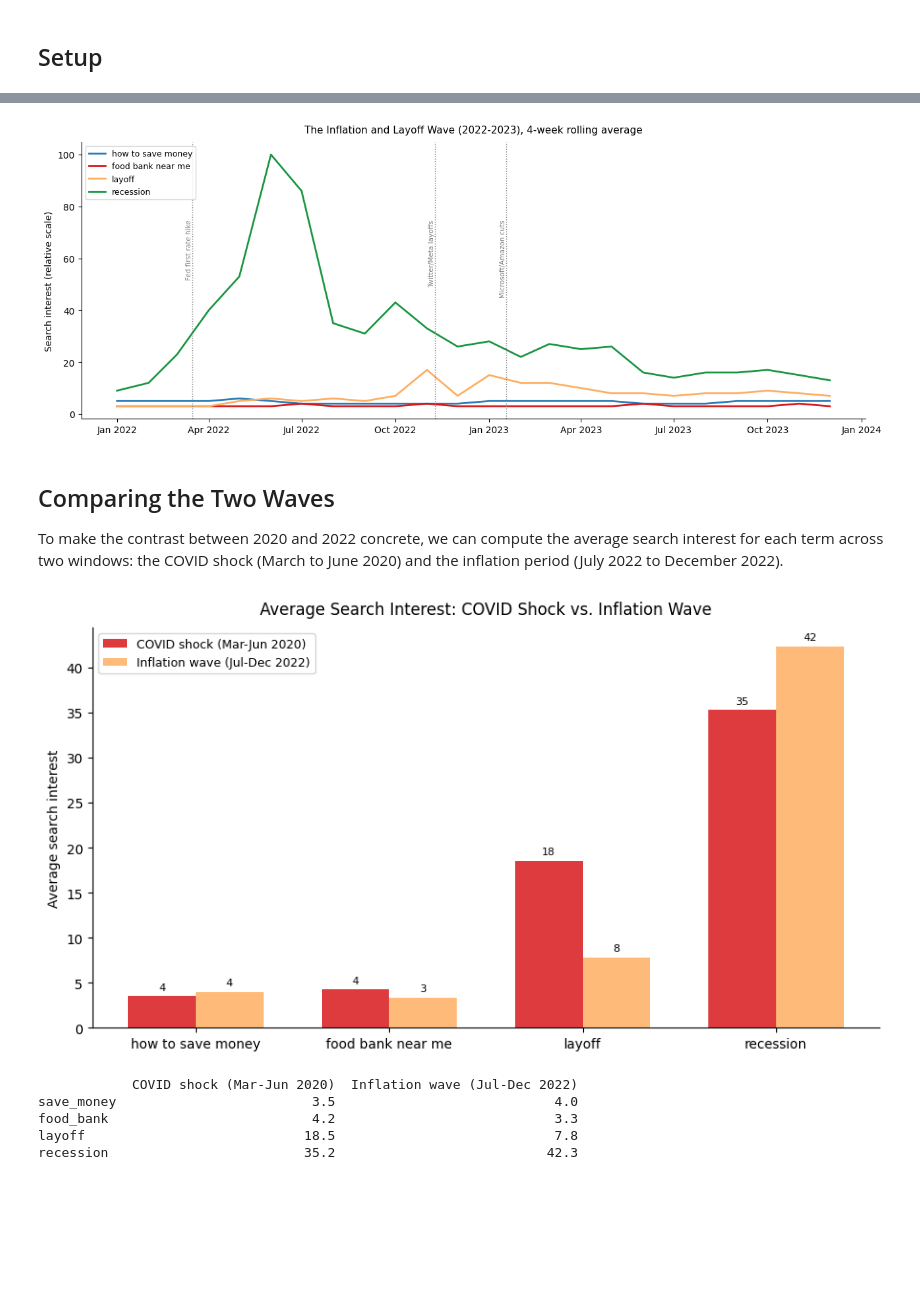
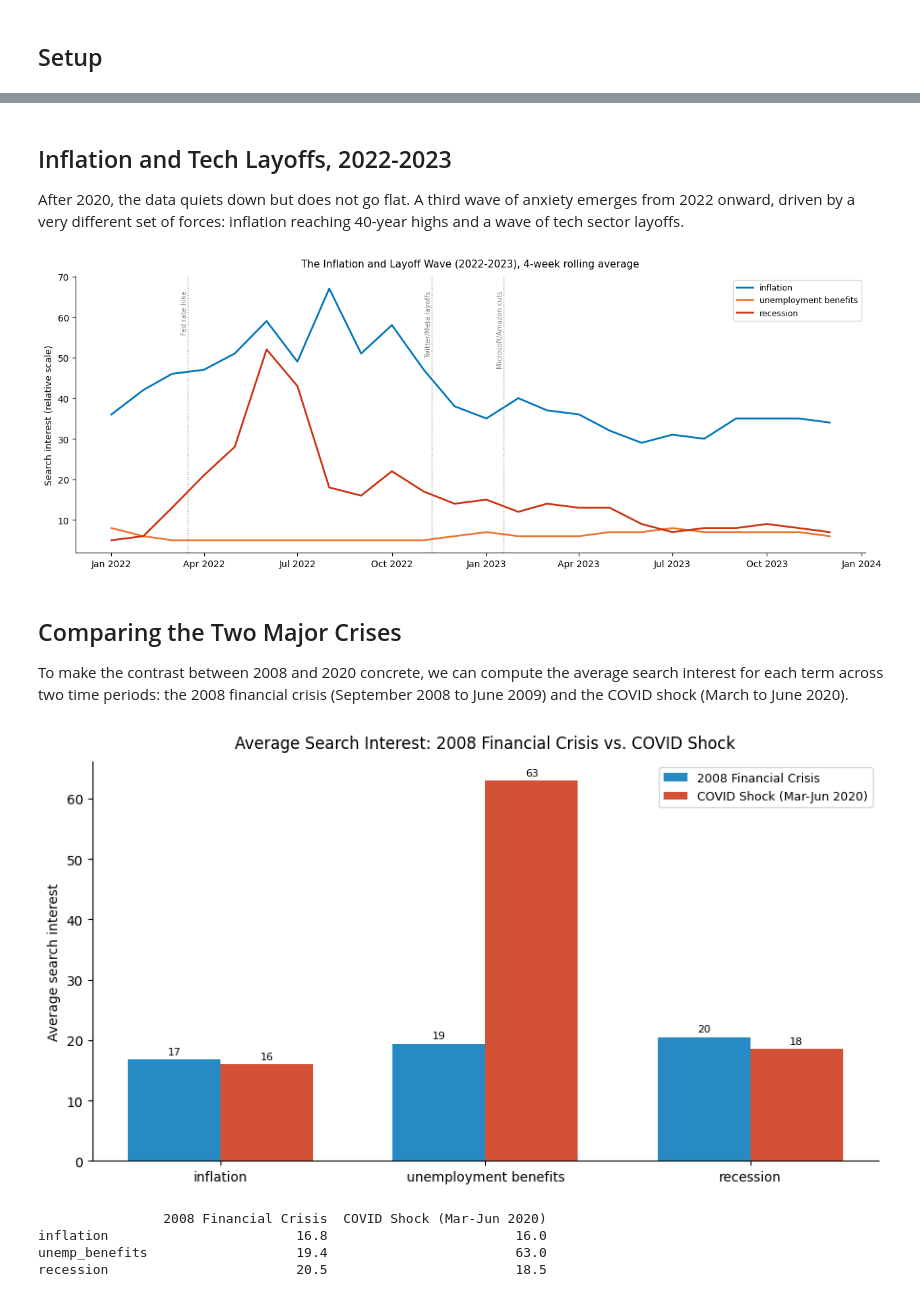
Before and after one commit to dpark2380/comm3180_S26_Blog, a Jupyter notebook: posts/blog_06_trends/DOW6_economic_anxiety.ipynb, the cells around one changed output, grey strips where cells are left out. Saved outputs shown, nothing was run; the diff lists cells and outputs as text; code cells hidden in the pictures; blank space fills up the shorter version.

```diff
--- a/posts/blog_06_trends/DOW6_economic_anxiety.ipynb
+++ b/posts/blog_06_trends/DOW6_economic_anxiety.ipynb
@@ -96,17 +75,15 @@ Before diving into individual terms, it helps to see them together. The chart be
 fig, ax = plt.subplots()
 
 colors = {
-    'save_money': '#2c7bb6',
-    'food_bank':  '#d7191c',
-    'layoff':     '#fdae61',
-    'recession':  '#1a9641'
+    'inflation':      '#0077BB',  # blue
+    'unemp_benefits': '#EE7733',  # orange
+    'recession':      '#CC3311',  # red
 }
 
 labels = {
-    'save_money': 'how to save money',
-    'food_bank':  'food bank near me',
-    'layoff':     'layoff',
-    'recession':  'recession'
+    'inflation':      'inflation',
+    'unemp_benefits': 'unemployment benefits',
+    'recession':      'recession'
 }
 
 for col in df.columns:
@@ -136,6 +113,5 @@ ax.xaxis.set_major_formatter(mdates.DateFormatter('%Y'))
 ax.set_ylim(0, 105)
 
 plt.tight_layout()
-plt.savefig('figures/all_terms_overview.png', dpi=150)
 plt.show()
 # %% [output]
@@ -189,3 +197,7 @@ Below we look at just 2022-2023 to see this pattern more clearly.
+# %% [markdown]
+## Inflation and Tech Layoffs, 2022-2023
+
+After 2020, the data quiets down but does not go flat. A third wave of anxiety emerges from 2022 onward, driven by a very different set of forces: inflation reaching 40-year highs and a wave of tech sector layoffs.
 # %%
 inflation_window = df['2022-01-01':'2023-12-31']
 
@@ -197,71 +209,68 @@ for col in inflation_window.columns:
     ax.plot(smoothed.index, smoothed, label=labels[col], color=colors[col], linewidth=2)
 
 # Annotate key events
-events_2022 = [
-    ('2022-03-16', 'Fed first rate hike'),
+events = [
+    ('2022-03-16', 'Fed rate hike'),
     ('2022-11-09', 'Twitter/Meta layoffs'),
     ('2023-01-18', 'Microsoft/Amazon cuts'),
 ]
-for date_str, label in events_2022:
+for date_str, label in events:
     ax.axvline(pd.Timestamp(date_str), color='gray', linestyle=':', linewidth=1)
-    ax.text(pd.Timestamp(date_str), 75, label, rotation=90, fontsize=7.5,
+    ax.text(pd.Timestamp(date_str), ax.get_ylim()[1] * 0.95, label, rotation=90, fontsize=7.5,
             va='top', ha='right', color='gray')
 
 ax.set_title('The Inflation and Layoff Wave (2022-2023), 4-week rolling average', fontsize=11, pad=10)
 ax.set_ylabel('Search interest (relative scale)')
-ax.legend(loc='upper left', fontsize=9)
+ax.legend(loc='upper right', fontsize=9)
 ax.xaxis.set_major_formatter(mdates.DateFormatter('%b %Y'))
 
 plt.tight_layout()
-plt.savefig('figures/inflation_wave.png', dpi=150)
 plt.show()
 # %% [output]
-[figure, old version]
+[figure, new version]
 # %% [markdown]
-## Comparing the Two Waves
+## Comparing the Two Major Crises
 
-To make the contrast between 2020 and 2022 concrete, we can compute the average search interest for each term across two windows: the COVID shock (March to June 2020) and the inflation period (July 2022 to December 2022).
+To make the contrast between 2008 and 2020 concrete, we can compute the average search interest for each term across two time periods: the 2008 financial crisis (September 2008 to June 2009) and the COVID shock (March to June 2020).
 # %%
+gfc_avg = df['2008-09-01':'2009-06-30'].mean()
 covid_avg = df['2020-03-01':'2020-06-30'].mean()
-inflation_avg = df['2022-07-01':'2022-12-31'].mean()
 
 comparison = pd.DataFrame({
-    'COVID shock (Mar-Jun 2020)': covid_avg,
-    'Inflation wave (Jul-Dec 2022)': inflation_avg
+    '2008 Financial Crisis': gfc_avg,
+    'COVID Shock (Mar-Jun 2020)': covid_avg,
 })
 
 fig, ax = plt.subplots(figsize=(9, 5))
 
 x = range(len(comparison))
 width = 0.35
 
-bars1 = ax.bar([i - width/2 for i in x], comparison['COVID shock (Mar-Jun 2020)'],
-               width=width, label='COVID shock (Mar-Jun 2020)', color='#d7191c', alpha=0.85)
-bars2 = ax.bar([i + width/2 for i in x], comparison['Inflation wave (Jul-Dec 2022)'],
-               width=width, label='Inflation wave (Jul-Dec 2022)', color='#fdae61', alpha=0.85)
+bars1 = ax.bar([i - width/2 for i in x], comparison['2008 Financial Crisis'],
+               width=width, label='2008 Financial Crisis', color='#0077BB', alpha=0.85)
+bars2 = ax.bar([i + width/2 for i in x], comparison['COVID Shock (Mar-Jun 2020)'],
+               width=width, label='COVID Shock (Mar-Jun 2020)', color='#CC3311', alpha=0.85)
 
 ax.set_xticks(list(x))
 ax.set_xticklabels([labels[c] for c in comparison.index], fontsize=10)
 ax.set_ylabel('Average search interest')
-ax.set_title('Average Search Interest: COVID Shock vs. Inflation Wave', fontsize=12, pad=10)
+ax.set_title('Average Search Interest: 2008 Financial Crisis vs. COVID Shock', fontsize=12, pad=10)
 ax.legend(fontsize=9)
 
 for bar in bars1:
     ax.text(bar.get_x() + bar.get_width()/2, bar.get_height() + 0.5,
             f'{bar.get_height():.0f}', ha='center', va='bottom', fontsize=8)
 for bar in bars2:
     ax.text(bar.get_x() + bar.get_width()/2, bar.get_height() + 0.5,
             f'{bar.get_height():.0f}', ha='center', va='bottom', fontsize=8)
 
 plt.tight_layout()
-plt.savefig('figures/wave_comparison.png', dpi=150)
 plt.show()
 
 print(comparison.round(1))
 # %% [output]
-[figure, old version]
+[figure, new version]
-            COVID shock (Mar-Jun 2020)  Inflation wave (Jul-Dec 2022)
-save_money                         3.5                            4.0
-food_bank                          4.2                            3.3
-layoff                            18.5                            7.8
-recession                         35.2                           42.3
+                2008 Financial Crisis  COVID Shock (Mar-Jun 2020)
+inflation                        16.8                        16.0
+unemp_benefits                   19.4                        63.0
+recession                        20.5                        18.5
```
Also changed, not shown: parts of 22 cells of this notebook, 6 other files.
